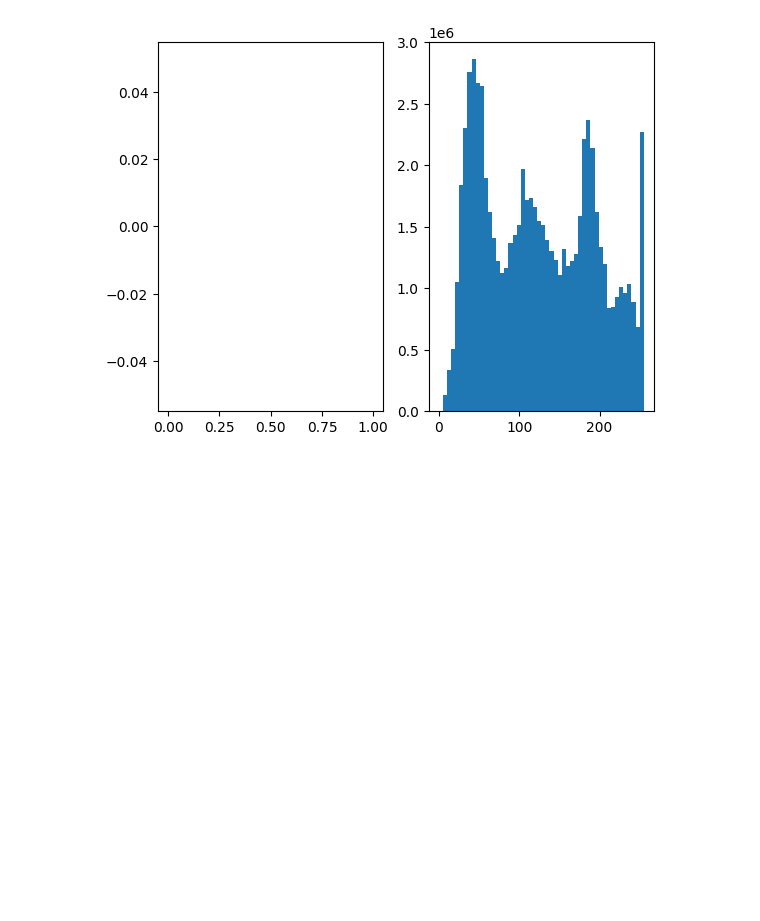
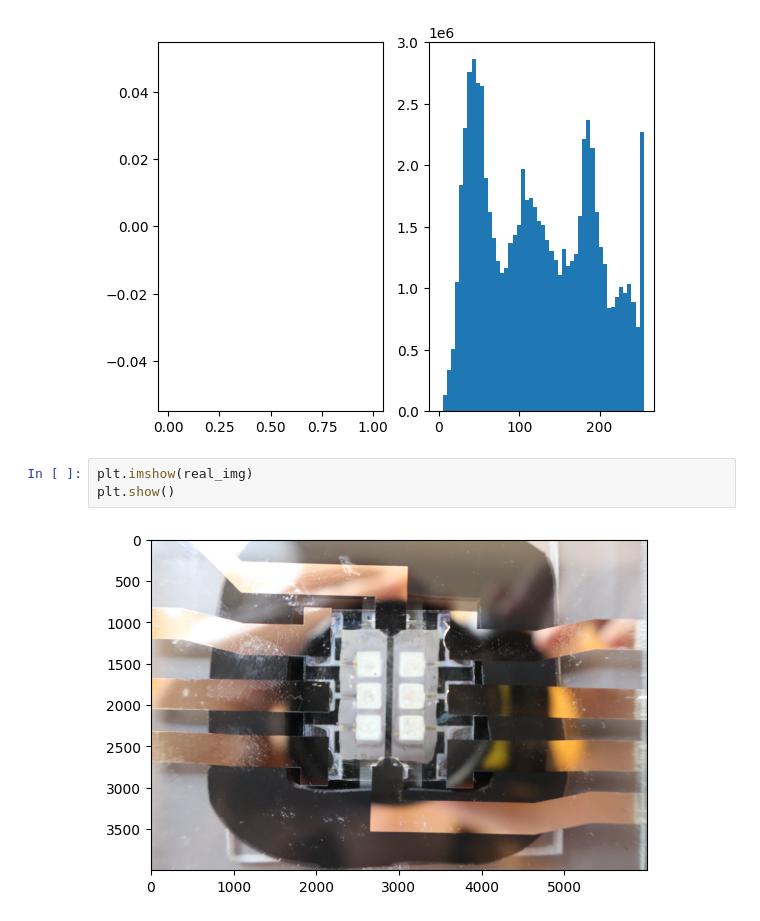
Before and after one commit to 42IceLollies/summer_research_26, a Jupyter notebook: extract_Crx.ipynb, the cells around one changed output. Saved outputs shown, nothing was run; the diff lists cells and outputs as text; blank space fills up the shorter version.

Commit message:
Attempts at displaying the color planes of image

```diff
--- a/extract_Crx.ipynb
+++ b/extract_Crx.ipynb
@@ -135,6 +146,11 @@ ax[1].hist(np.ndarray.flatten(real_img), bins = 50)
 plt.show()
 # %% [output]
 [figure]
+# %%
+plt.imshow(real_img)
+plt.show()
+# %% [output]
+[figure, added]
 # %%
 import matplotlib.patches as mpatches
 
```
Also changed, not shown: parts of 7 cells of this notebook, 2 other files.
